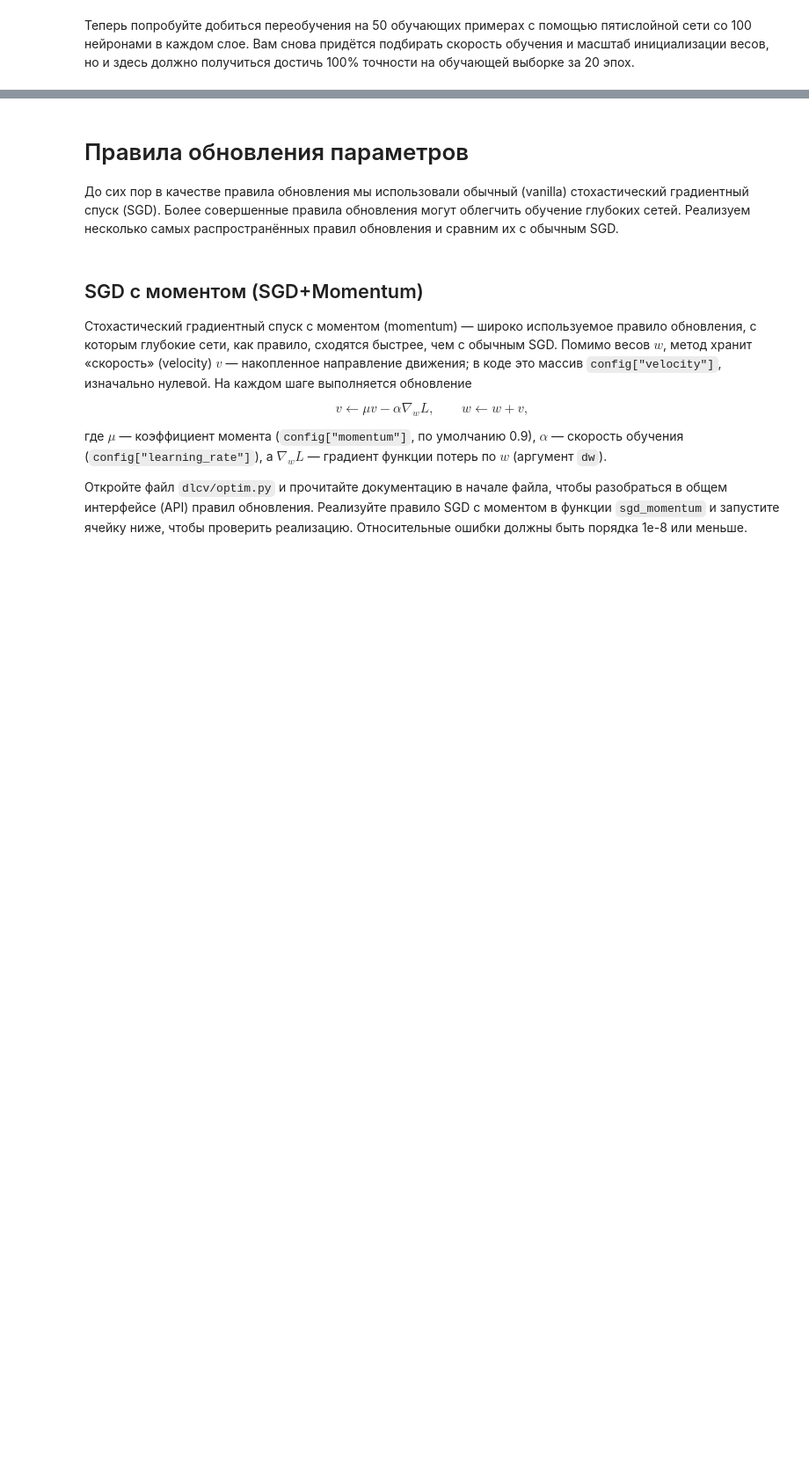
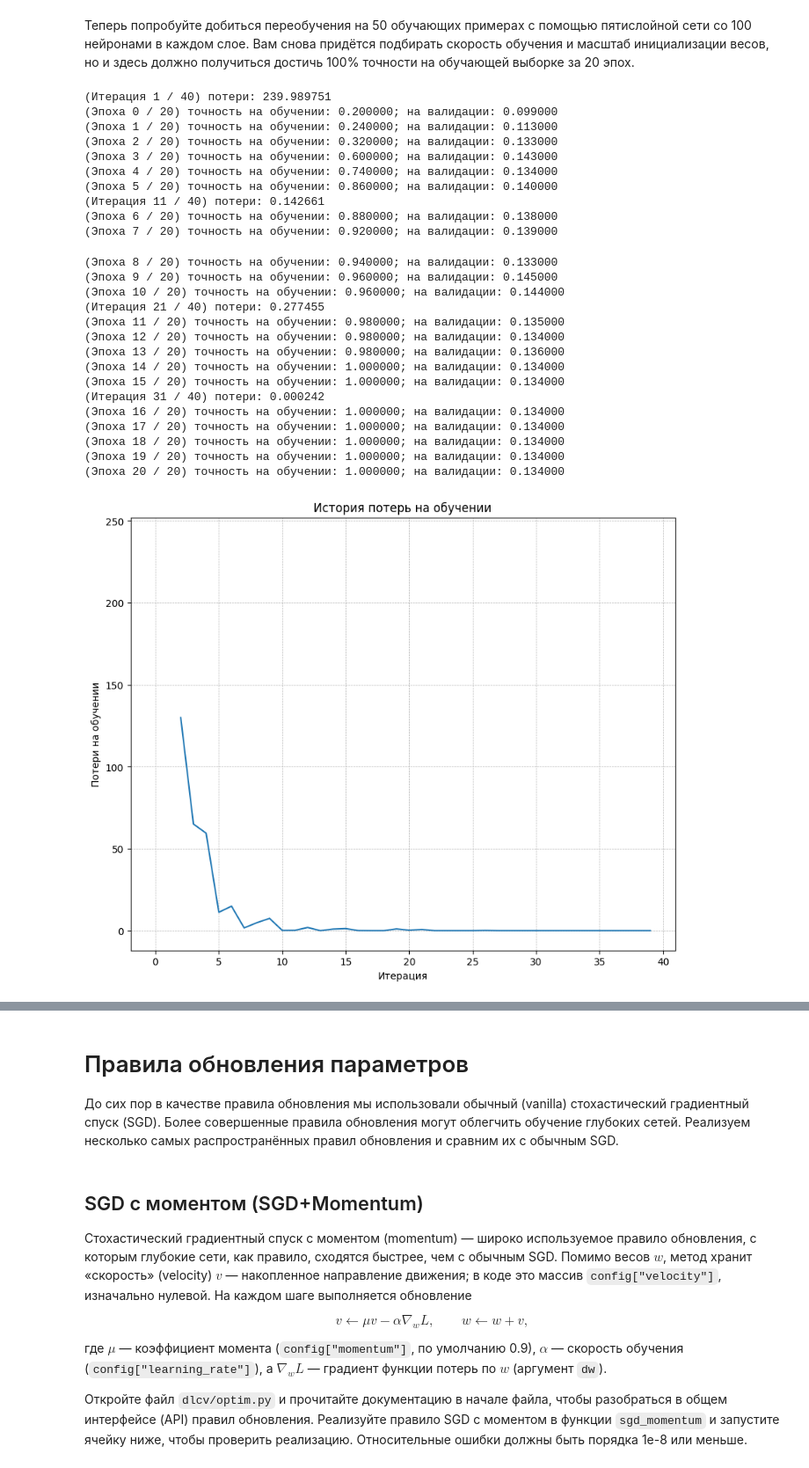
Before and after one commit to 5herl00ck/MagaDeepLearning, a Jupyter notebook: python/FullyConnectedNets.ipynb, the cells around one changed output, grey strips where cells are left out. Shown at 88% size. Drawn from its saved outputs; the diff is of its cells as text; code cells hidden in the pictures; blank space fills up the shorter version.

```diff
--- a/python/FullyConnectedNets.ipynb
+++ b/python/FullyConnectedNets.ipynb
@@ -133,35 +166,62 @@ small_data = {
   'X_train': data['X_train'][:num_train],
   'y_train': data['y_train'][:num_train],
   'X_val': data['X_val'],
   'y_val': data['y_val'],
 }
 
-learning_rate = 2e-3  # Поэкспериментируйте с этим значением!
-weight_scale = 1e-5   # Поэкспериментируйте с этим значением!
+learning_rate = 1e-3  # Поэкспериментируйте с этим значением!
+weight_scale = 1e-1   # Поэкспериментируйте с этим значением!
 
 
 model = FullyConnectedNet(
     [100, 100, 100, 100],
     weight_scale=weight_scale,
     dtype=np.float64
 )
 solver = Solver(
     model,
     small_data,
     print_every=10,
     num_epochs=20,
     batch_size=25,
     update_rule='sgd',
     optim_config={'learning_rate': learning_rate},
 )
 solver.train()
 
 plt.plot(solver.loss_history)
 plt.title('История потерь на обучении')
 plt.xlabel('Итерация')
 plt.ylabel('Потери на обучении')
 plt.grid(linestyle='--', linewidth=0.5)
 plt.show()
+# %% [output]
+(Итерация 1 / 40) потери: 239.989751
+(Эпоха 0 / 20) точность на обучении: 0.200000; на валидации: 0.099000
+(Эпоха 1 / 20) точность на обучении: 0.240000; на валидации: 0.113000
+(Эпоха 2 / 20) точность на обучении: 0.320000; на валидации: 0.133000
+(Эпоха 3 / 20) точность на обучении: 0.600000; на валидации: 0.143000
+(Эпоха 4 / 20) точность на обучении: 0.740000; на валидации: 0.134000
+(Эпоха 5 / 20) точность на обучении: 0.860000; на валидации: 0.140000
+(Итерация 11 / 40) потери: 0.142661
+(Эпоха 6 / 20) точность на обучении: 0.880000; на валидации: 0.138000
+(Эпоха 7 / 20) точность на обучении: 0.920000; на валидации: 0.139000
+(Эпоха 8 / 20) точность на обучении: 0.940000; на валидации: 0.133000
+(Эпоха 9 / 20) точность на обучении: 0.960000; на валидации: 0.145000
+(Эпоха 10 / 20) точность на обучении: 0.960000; на валидации: 0.144000
+(Итерация 21 / 40) потери: 0.277455
+(Эпоха 11 / 20) точность на обучении: 0.980000; на валидации: 0.135000
+(Эпоха 12 / 20) точность на обучении: 0.980000; на валидации: 0.134000
+(Эпоха 13 / 20) точность на обучении: 0.980000; на валидации: 0.136000
+(Эпоха 14 / 20) точность на обучении: 1.000000; на валидации: 0.134000
+(Эпоха 15 / 20) точность на обучении: 1.000000; на валидации: 0.134000
+(Итерация 31 / 40) потери: 0.000242
+(Эпоха 16 / 20) точность на обучении: 1.000000; на валидации: 0.134000
+(Эпоха 17 / 20) точность на обучении: 1.000000; на валидации: 0.134000
+(Эпоха 18 / 20) точность на обучении: 1.000000; на валидации: 0.134000
+(Эпоха 19 / 20) точность на обучении: 1.000000; на валидации: 0.134000
+(Эпоха 20 / 20) точность на обучении: 1.000000; на валидации: 0.134000
+[figure, added]
 # %% [markdown]
 ## Вопрос 1
 Заметили ли вы разницу в том, насколько сложно обучать трёхслойную и пятислойную сети? В частности, какая из двух сетей, судя по вашему опыту, оказалась более чувствительной к масштабу инициализации весов? Как вы думаете, почему так происходит?
```
Also changed, not shown: parts of 13 cells of this notebook, 10 other files.
